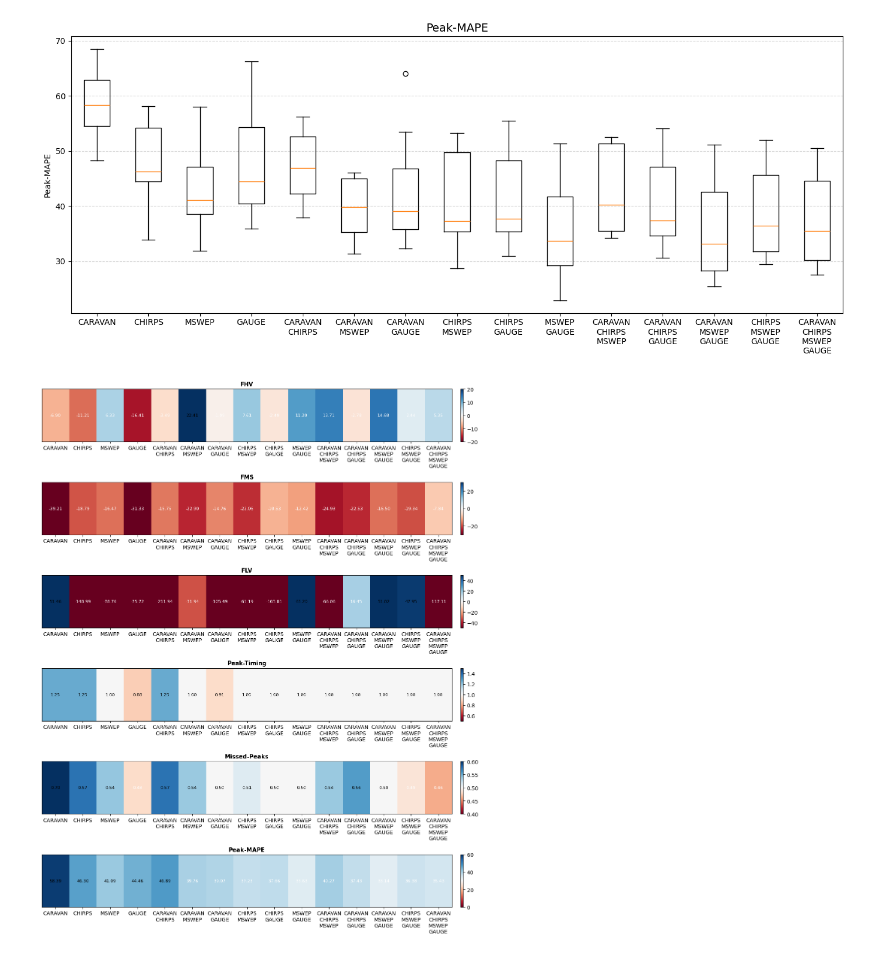
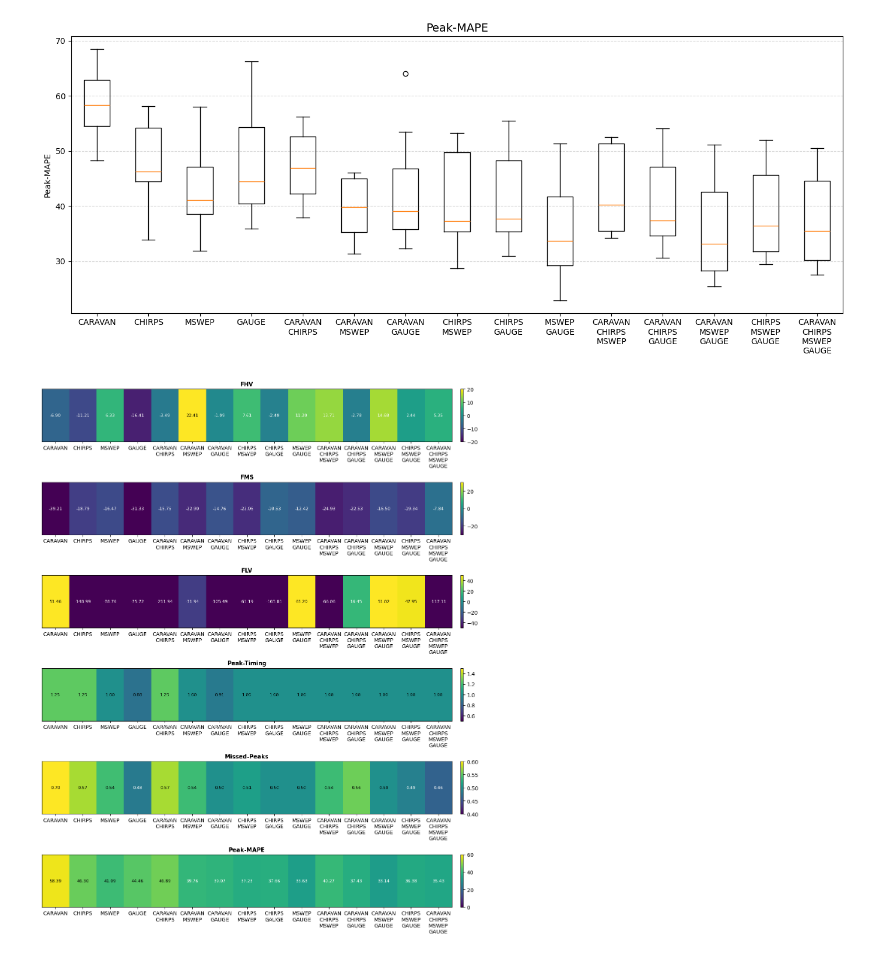
Before and after one commit to DSHydro/NeuralHydrologyAzure, a Jupyter notebook: final_runs/figures/metrics_boxplots.ipynb, the cells around one changed output. Drawn from its saved outputs; the diff is of its cells as text; code cells hidden in the pictures.

```diff
--- a/final_runs/figures/metrics_boxplots.ipynb
+++ b/final_runs/figures/metrics_boxplots.ipynb
@@ -112,32 +112,32 @@ metric_limits = {
     'FMS':          (-30, 30),
     'FLV':          (-50, 50),
     'Peak-Timing':  (0.5,   1.5),
     'Missed-Peaks': (0.4, 0.6),
     'Peak-MAPE':    (0, 60),
 }
 
 fig, axes = plt.subplots(len(metric_names), 1, figsize=(12, 15))
 
 for ax, metric in zip(axes, metric_names):
     medians = np.array([np.nanmedian(values) for values in all_metrics[metric]])
     data_2d = medians.reshape(1, -1)
 
     vmin, vmax = metric_limits[metric]
-    im = ax.imshow(data_2d, aspect='auto', cmap='RdBu', vmin=vmin, vmax=vmax)
+    im = ax.imshow(data_2d, aspect='auto', cmap='viridis', vmin=vmin, vmax=vmax)
 
     plt.colorbar(im, ax=ax, orientation='vertical', fraction=0.02, pad=0.02)
 
     for j, val in enumerate(medians):
         ax.text(j, 0, f"{val:.2f}", ha='center', va='center', fontsize=8,
                 color='white' if val < np.nanmax(medians) * 0.7 else 'black')
 
     ax.set_title(metric, fontsize=11, fontweight='bold')
     ax.set_yticks([])
     ax.set_xticks(range(len(dataset_labels)))
     ax.set_xticklabels(dataset_labels) #, fontsize=8, rotation=45, ha='right')
 
 plt.tight_layout()
 plt.savefig(ensemble_metrics_dir / "heatmap_median_metrics.png", dpi=150, bbox_inches='tight')
 plt.show()
 # %% [output]
-[figure, old version]
+[figure, new version]
```
Also changed, not shown: parts of 3 cells of this notebook, 5 other files.
